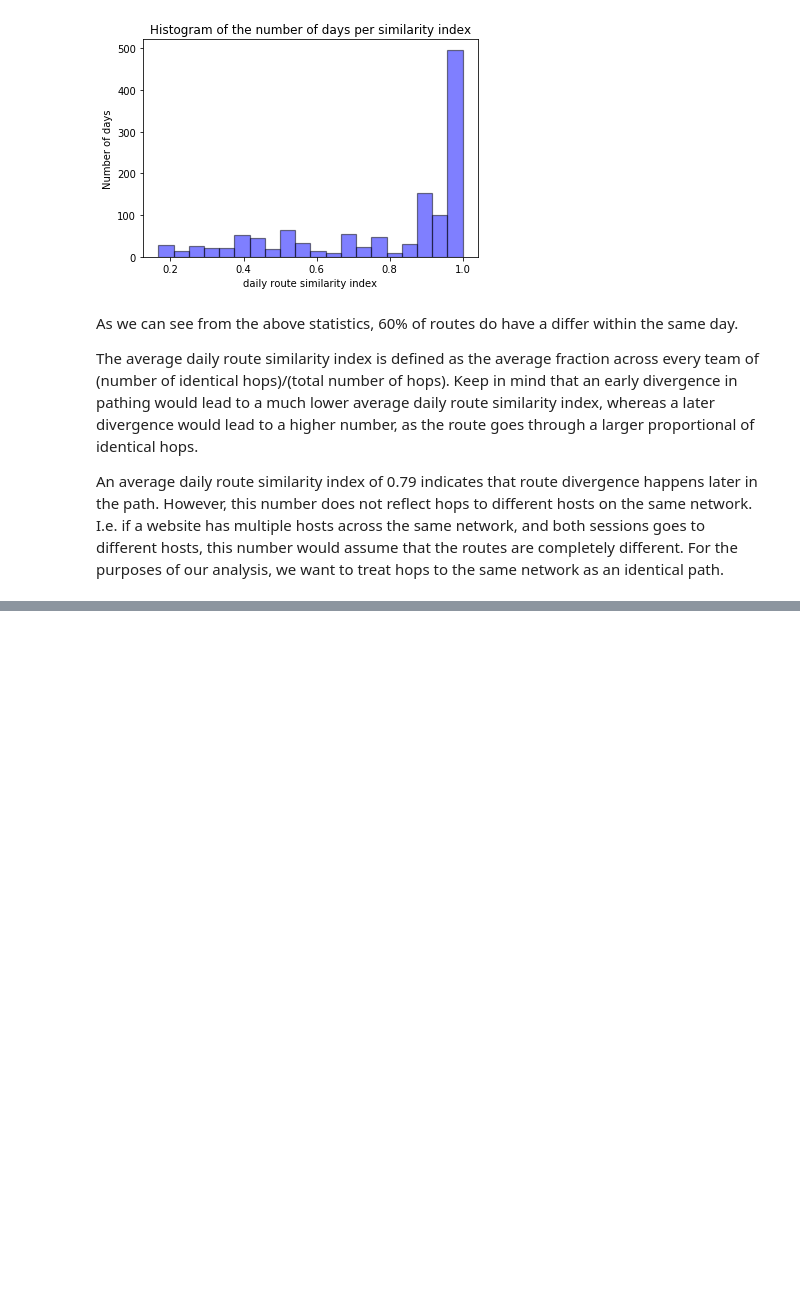
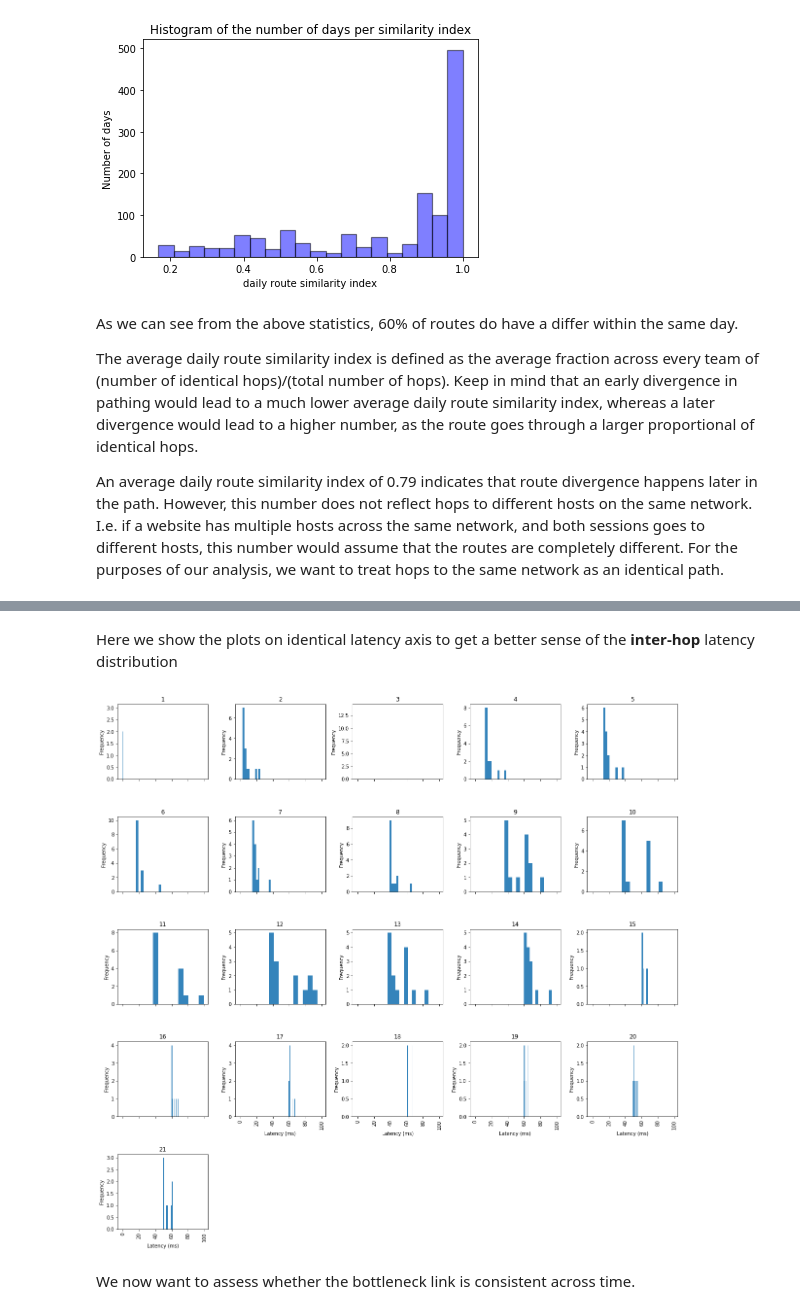
Before and after one commit to mbronckers/cmsc23360, a Jupyter notebook: p3/Analysis.ipynb, the cells around one changed output, grey strips where cells are left out. Cells and saved outputs as stored; diff of their text form; code cells hidden in the pictures; blank space fills up the shorter version.

```diff
--- a/p3/Analysis.ipynb
+++ b/p3/Analysis.ipynb
@@ -278,0 +434,12 @@ An average daily route similarity index of 0.79 indicates that route divergence
+# %% [markdown]
+Here we show the plots on identical latency axis to get a better sense of the **inter-hop** latency distribution
+# %%
+# Plot the distribution of latency for each hop on same latency scale
+axarr = x.hist(by='hop_idx', figsize=(20,20),alpha=0.9, sharex=True)
+for idx, ax in enumerate(axarr.flatten()):
+    ax.set_xlabel("Latency (ms)")
+    ax.set_ylabel("Frequency")
+# %% [output]
+[figure, added]
+# %% [markdown]
+We now want to assess whether the bottleneck link is consistent across time.
```
Also changed, not shown: parts of 26 cells of this notebook.
